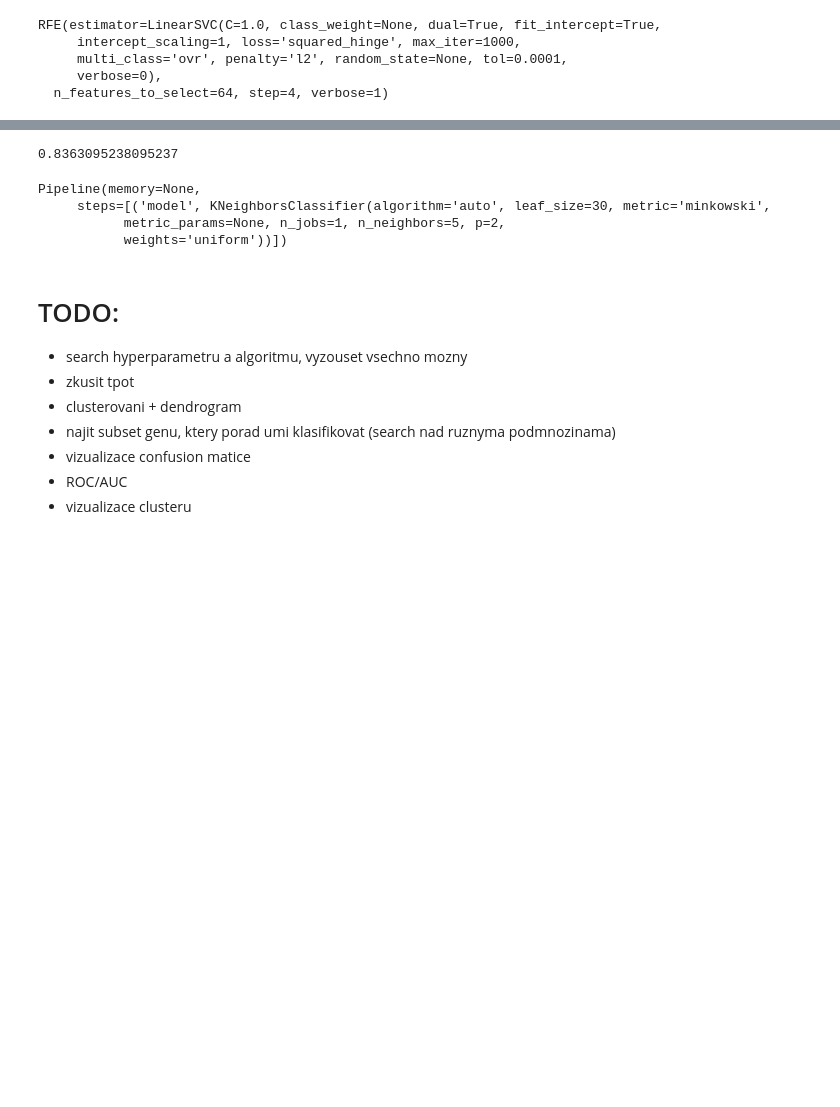
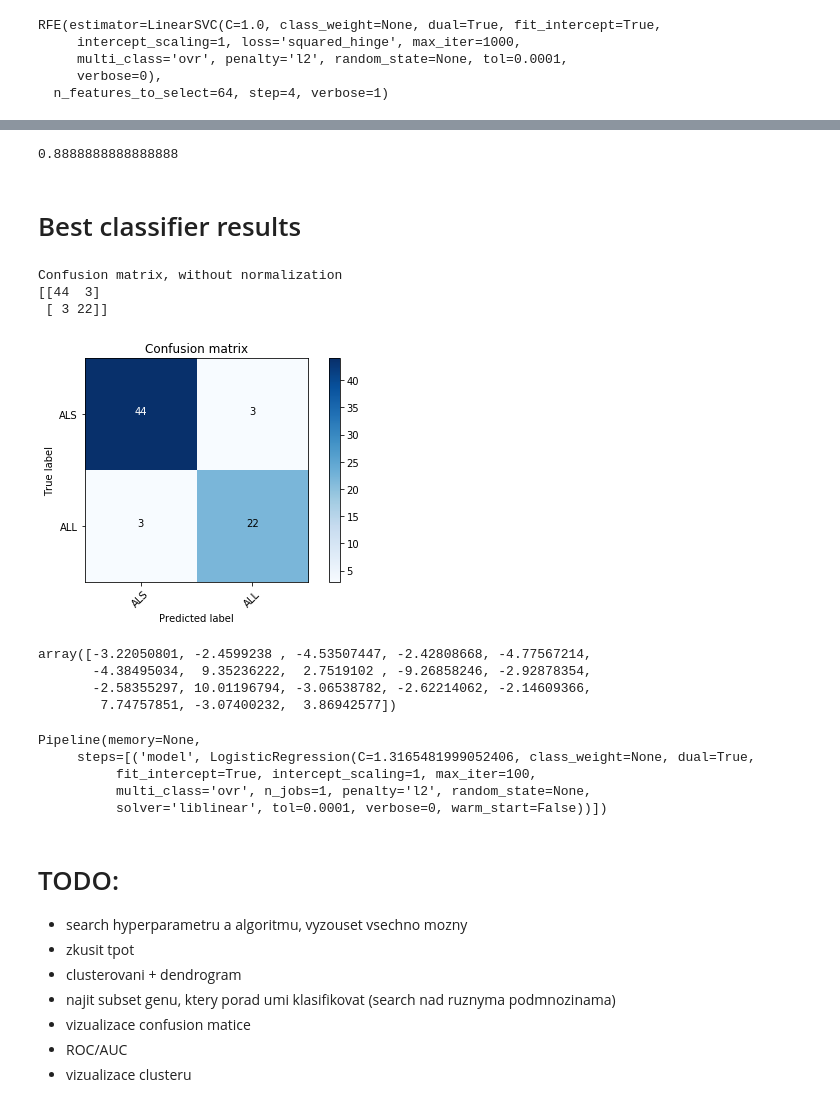
Before and after one commit to darthdeus/bioinf-project, a Jupyter notebook: Gene.ipynb, the cells around one changed output, grey strips where cells are left out. Cells and saved outputs as stored; diff of their text form; code cells hidden in the pictures; blank space fills up the shorter version.

```diff
--- a/Gene.ipynb
+++ b/Gene.ipynb
@@ -197,16 +197,16 @@ search_knn = {
 }
 
 opt = skopt.BayesSearchCV(pipe, [
-    (search_logreg, 20),
-    (search_svm_linear, 20),
-    (search_svm_poly, 20),
-    (search_svm_rbf, 20),
-    (search_forest, 20),
+    (search_logreg, 30),
+    (search_svm_linear, 30),
+    (search_svm_poly, 30),
+    (search_svm_rbf, 30),
+    (search_forest, 30),
     (search_adaboost, 8),
     (search_nb, 8),
     (search_knn, 10)
 ], n_jobs=10, verbose=0)
 
-opt.fit(X, y)
+%time opt.fit(X, y)
 opt.best_score_
 # %% [output]
@@ -214,14 +215,34 @@ opt.best_score_
 # %%
-model_selection.cross_val_score(opt.best_estimator_, X, y, cv=10).mean()
+model_selection.cross_val_score(opt.best_estimator_, X, y, cv=model_selection.LeaveOneOut()).mean()
 # %% [output]
-0.8363095238095237
+0.8888888888888888
+# %% [markdown]
+# Best classifier results
+# %%
+y_pred = model_selection.cross_val_predict(opt.best_estimator_, X, y)
+cm = metrics.confusion_matrix(y, y_pred)
+plot_confusion_matrix(cm, ["ALS", "ALL"])
+# %% [output]
+Confusion matrix, without normalization
+[[44  3]
+ [ 3 22]]
+[figure, added]
+# %%
+y_score = opt.best_estimator_.decision_function(rfe.transform(X_test))
+y_score
+# %% [output]
+array([-3.22050801, -2.4599238 , -4.53507447, -2.42808668, -4.77567214,
+       -4.38495034,  9.35236222,  2.7519102 , -9.26858246, -2.92878354,
+       -2.58355297, 10.01196794, -3.06538782, -2.62214062, -2.14609366,
+        7.74757851, -3.07400232,  3.86942577])
 # %%
 opt.best_estimator_
 # %% [output]
 Pipeline(memory=None,
-     steps=[('model', KNeighborsClassifier(algorithm='auto', leaf_size=30, metric='minkowski',
-           metric_params=None, n_jobs=1, n_neighbors=5, p=2,
-           weights='uniform'))])
+     steps=[('model', LogisticRegression(C=1.3165481999052406, class_weight=None, dual=True,
+          fit_intercept=True, intercept_scaling=1, max_iter=100,
+          multi_class='ovr', n_jobs=1, penalty='l2', random_state=None,
+          solver='liblinear', tol=0.0001, verbose=0, warm_start=False))])
 # %% [markdown]
 # TODO:
 
```
Also changed, not shown: parts of 2 cells of this notebook.
